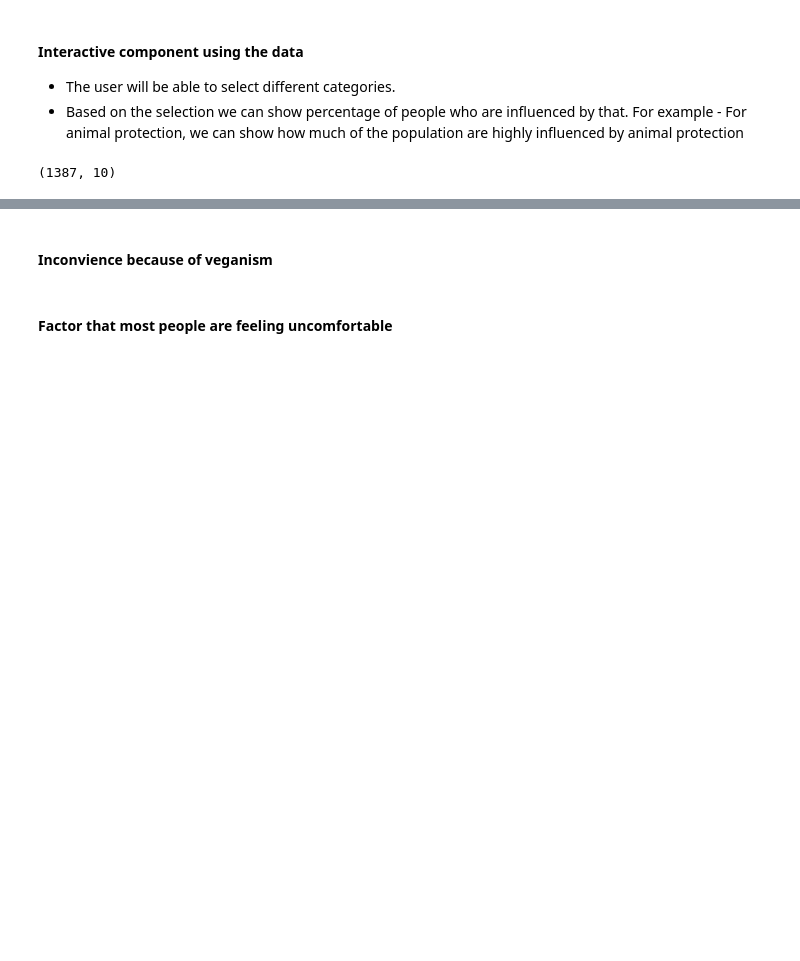
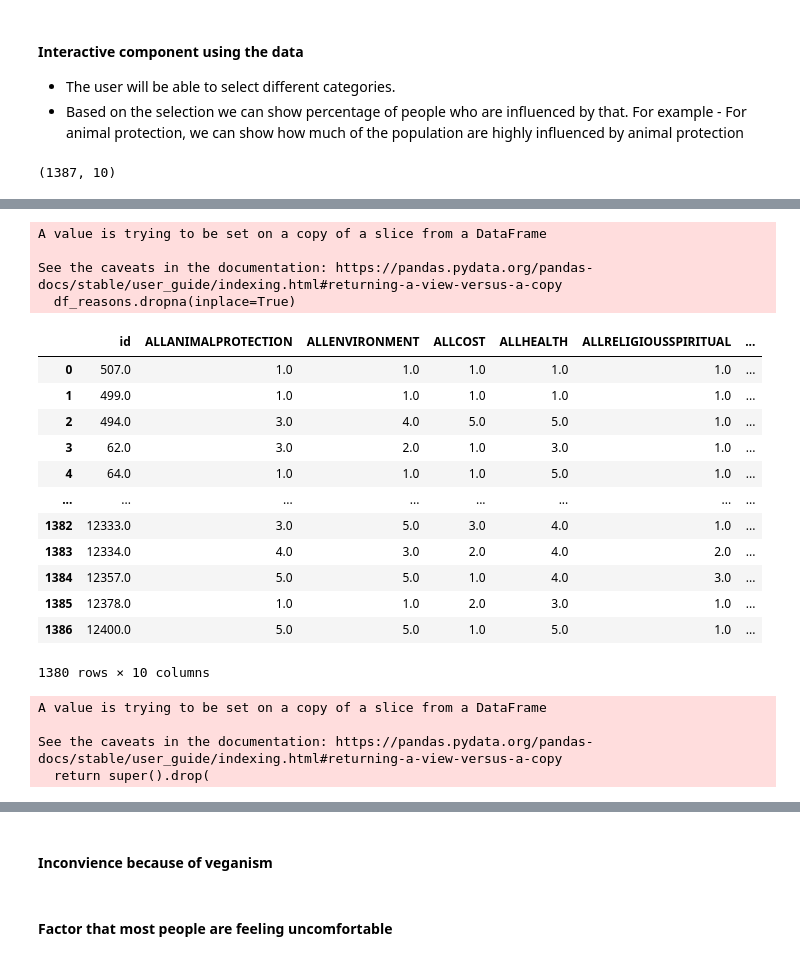
Before and after one commit to krips2398/vegan-planet, a Jupyter notebook: data_transformation/data_transformation_3.ipynb, the cells around one changed output, grey strips where cells are left out. Drawn from its saved outputs; the diff is of its cells as text; code cells hidden in the pictures; blank space fills up the shorter version.

```diff
--- a/data_transformation/data_transformation_3.ipynb
+++ b/data_transformation/data_transformation_3.ipynb
@@ -160,0 +195,23 @@ df_reasons.shape
+# %%
+df_reasons.dropna(inplace=True)
+# %% [output]
+A value is trying to be set on a copy of a slice from a DataFrame
+
+See the caveats in the documentation: https://pandas.pydata.org/pandas-docs/stable/user_guide/indexing.html#returning-a-view-versus-a-copy
+  df_reasons.dropna(inplace=True)
+# %%
+df_reasons
+# %% [output]
+|  | id | ALLANIMALPROTECTION | ALLENVIRONMENT | ALLCOST | ALLHEALTH | ALLRELIGIOUSSPIRITUAL | ... |
+| 0 | 507.0 | 1.0 | 1.0 | 1.0 | 1.0 | 1.0 | ... |
+| 1 | 499.0 | 1.0 | 1.0 | 1.0 | 1.0 | 1.0 | ... |
+| 2 | 494.0 | 3.0 | 4.0 | 5.0 | 5.0 | 1.0 | ... |
+| 3 | 62.0 | 3.0 | 2.0 | 1.0 | 3.0 | 1.0 | ... |
+| 4 | 64.0 | 1.0 | 1.0 | 1.0 | 5.0 | 1.0 | ... |
+| ... | ... | ... | ... | ... | ... | ... | ... |
+| 1382 | 12333.0 | 3.0 | 5.0 | 3.0 | 4.0 | 1.0 | ... |
+| 1383 | 12334.0 | 4.0 | 3.0 | 2.0 | 4.0 | 2.0 | ... |
+| 1384 | 12357.0 | 5.0 | 5.0 | 1.0 | 4.0 | 3.0 | ... |
+| 1385 | 12378.0 | 1.0 | 1.0 | 2.0 | 3.0 | 1.0 | ... |
+| 1386 | 12400.0 | 5.0 | 5.0 | 1.0 | 5.0 | 1.0 | ... |
+1380 rows × 10 columns
@@ -160,0 +220,7 @@ df_reasons.shape
+# %%
+df_reasons.drop(columns=['id'],inplace=True)
+# %% [output]
+A value is trying to be set on a copy of a slice from a DataFrame
+
+See the caveats in the documentation: https://pandas.pydata.org/pandas-docs/stable/user_guide/indexing.html#returning-a-view-versus-a-copy
+  return super().drop(
```
Also changed, not shown: parts of 27 cells of this notebook, 3 other files.
